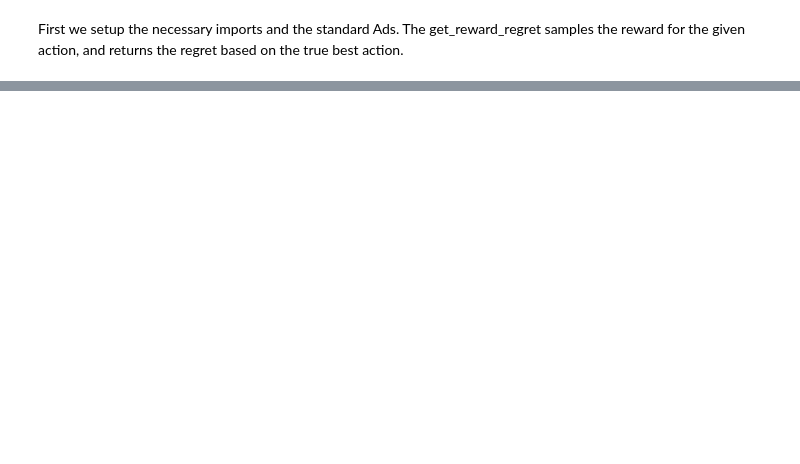
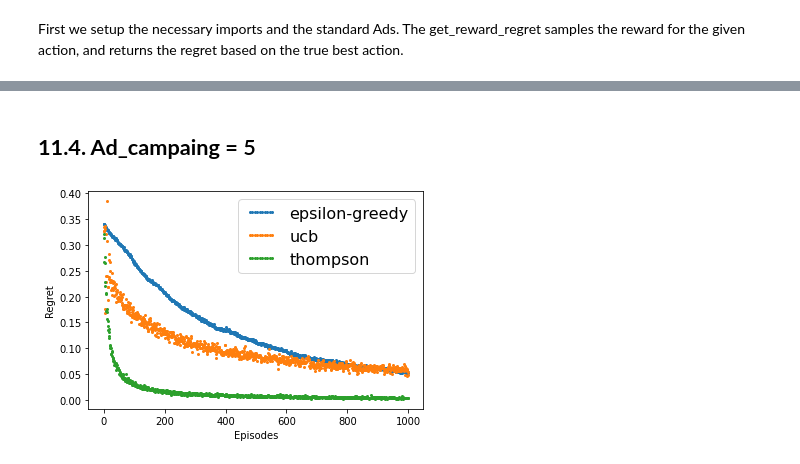
Before and after one commit to Abhishek-Gargha-Maheshwarappa/Reinforcement-Ad-Campaing-Optimization, a Jupyter notebook: AD_Campaing_modeling_with_Reinforcemnet_Learning.ipynb, the cells around one changed output, grey strips where cells are left out. Cells and saved outputs as stored; diff of their text form; code cells hidden in the pictures; blank space fills up the shorter version.

```diff
--- a/AD_Campaing_modeling_with_Reinforcemnet_Learning.ipynb
+++ b/AD_Campaing_modeling_with_Reinforcemnet_Learning.ipynb
@@ -320,0 +413,11 @@ experiment(ad_camp)
+# %% [markdown]
+## **11.4. Ad_campaing =** 5
+# %%
+# Experiment 4
+ad_camp = 5
+epsilon = 0.01
+ucb_c = 2
+stationary=True
+experiment(ad_camp)
+# %% [output]
+[figure, added]
```
Also changed, not shown: parts of 94 cells of this notebook.
